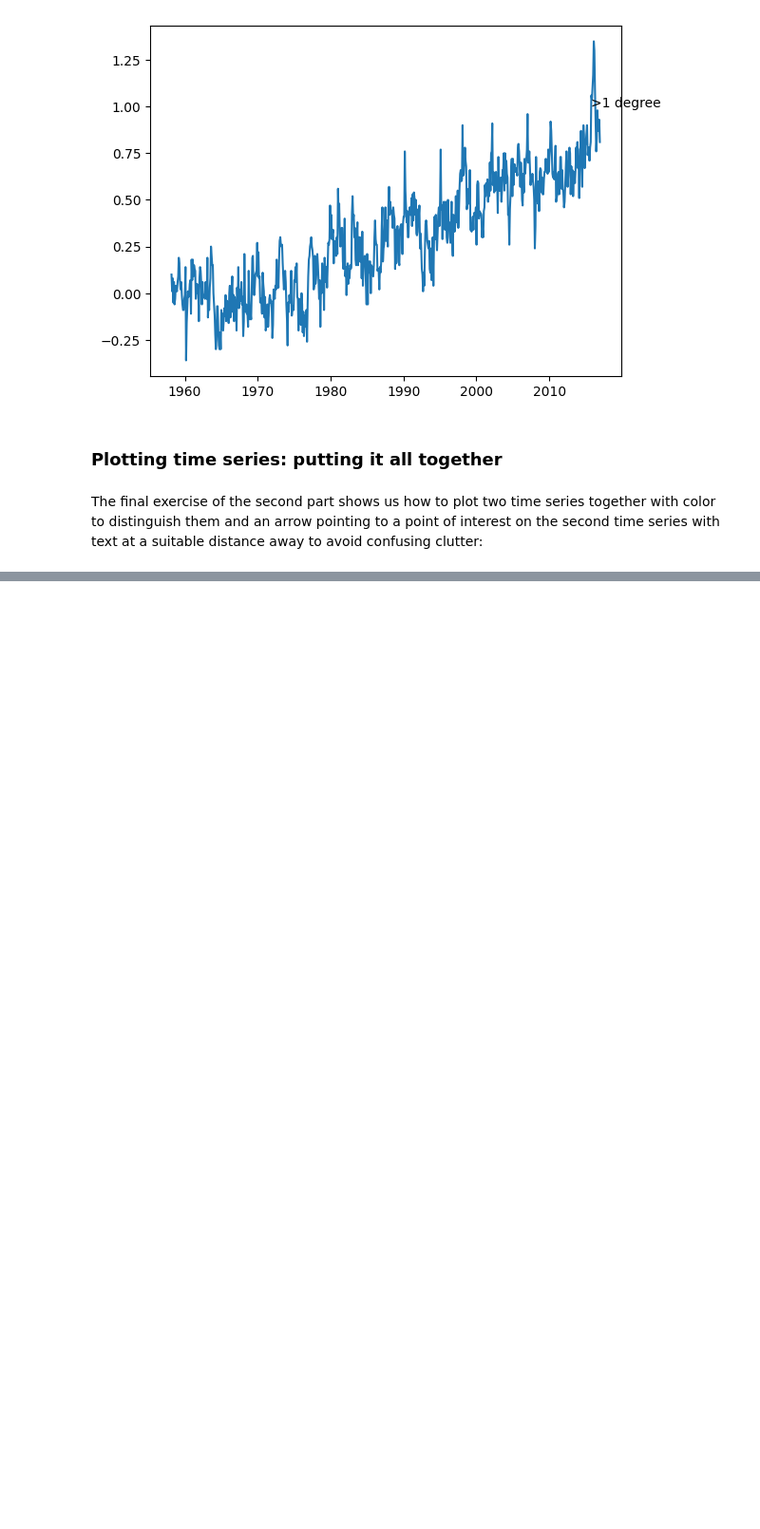
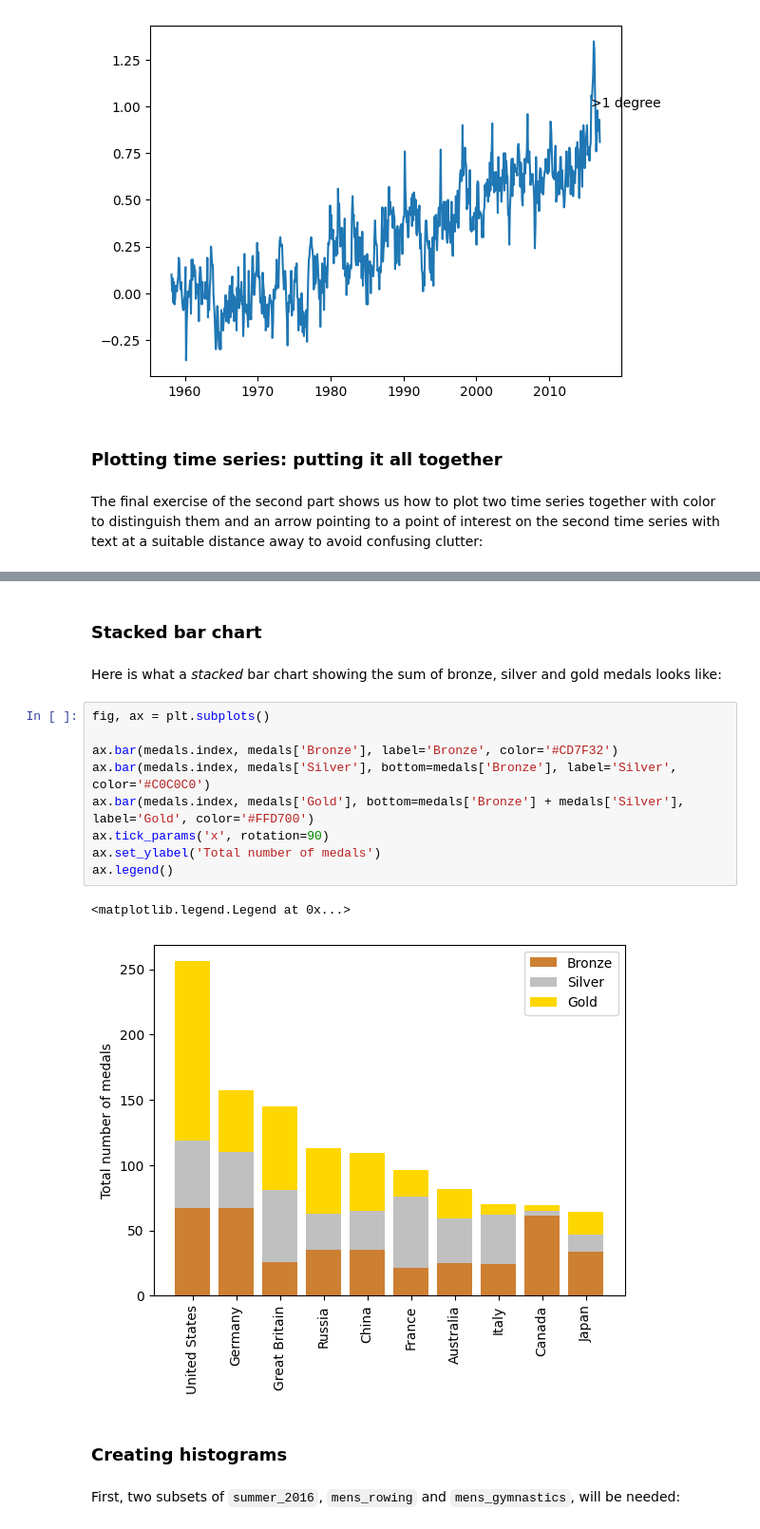
Before and after one commit to readyready15728/datacamp-python-notebooks, a Jupyter notebook: introduction_to_data_visualization_with_matplotlib/introduction_to_data_visualization_with_matplotlib.ipynb, the cells around one changed output, grey strips where cells are left out. Shown at 95% size. Saved outputs shown, nothing was run; the diff lists cells and outputs as text; blank space fills up the shorter version.

```diff
--- a/introduction_to_data_visualization_with_matplotlib/introduction_to_data_visualization_with_matplotlib.ipynb
+++ b/introduction_to_data_visualization_with_matplotlib/introduction_to_data_visualization_with_matplotlib.ipynb
@@ -203,0 +234,20 @@ ax2.annotate(">1 degree", xy=(pd.Timestamp('2015-10-06'), 1), xytext=(pd.Timesta
+# %% [markdown]
+### Stacked bar chart
+# %% [markdown]
+Here is what a *stacked* bar chart showing the sum of bronze, silver and gold medals looks like:
+# %%
+fig, ax = plt.subplots()
+
+ax.bar(medals.index, medals['Bronze'], label='Bronze', color='#CD7F32')
+ax.bar(medals.index, medals['Silver'], bottom=medals['Bronze'], label='Silver', color='#C0C0C0')
+ax.bar(medals.index, medals['Gold'], bottom=medals['Bronze'] + medals['Silver'], label='Gold', color='#FFD700')
+ax.tick_params('x', rotation=90)
+ax.set_ylabel('Total number of medals')
+ax.legend()
+# %% [output]
+<matplotlib.legend.Legend at 0x...>
+[figure, added]
+# %% [markdown]
+### Creating histograms
+# %% [markdown]
+First, two subsets of `summer_2016`, `mens_rowing` and `mens_gymnastics`, will be needed:
```
Also changed, not shown: parts of 43 cells of this notebook.
